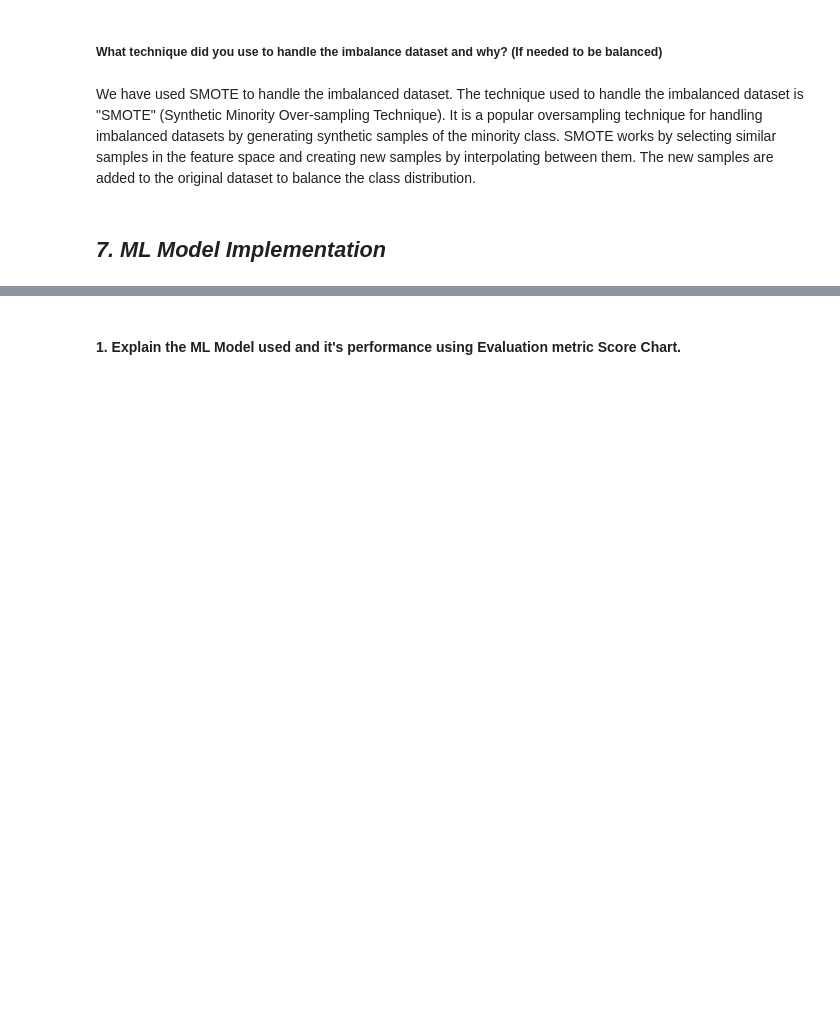
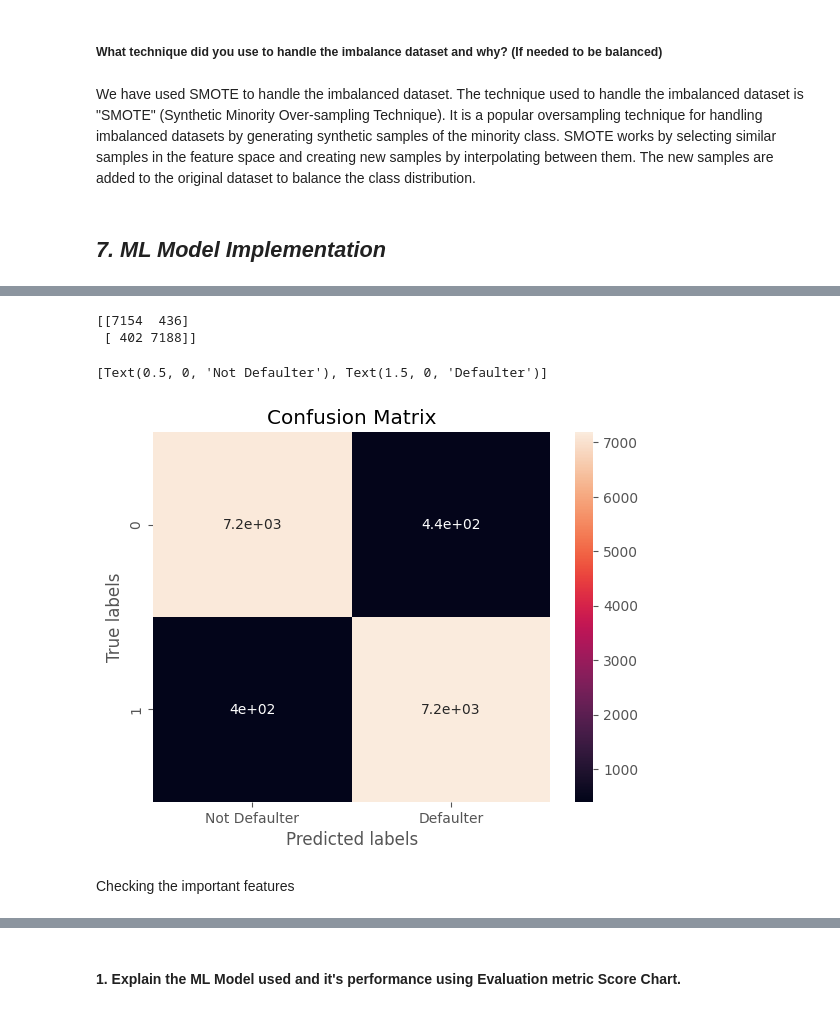
Before and after one commit to theuttammishra/Classification-Capstone, a Jupyter notebook: Credit_card_default_prediction.ipynb, the cells around one changed output, grey strips where cells are left out. Cells and saved outputs as stored; diff of their text form; code cells hidden in the pictures; blank space fills up the shorter version.

```diff
--- a/Credit_card_default_prediction.ipynb
+++ b/Credit_card_default_prediction.ipynb
@@ -1289,6 +1288,4 @@ SMOTE works by selecting similar samples in the feature space and creating new s
 # %%
 # ML Model - 1 Implementation
-
-# Fit the Algorithm
-
-# Predict on the model
+# creating the model instance
+random_forest = RandomForestClassifier()
@@ -1294,0 +1308,8 @@ SMOTE works by selecting similar samples in the feature space and creating new s
+# %%
+# ML Model - 1 Implementation with hyperparameter optimization techniques (i.e., GridSearch CV, RandomSearch CV, Bayesian Optimization etc.)
+# Creating the instance for random search
+random_search = RandomizedSearchCV(estimator = random_forest,param_distributions= {'max_depth': [10,20,30],'min_samples_leaf': [3, 4, 5],
+                                                    'min_samples_split': [5, 8, 10],'n_estimators': [100, 150, 200]},scoring = 'accuracy'
+                                                    ,cv = 3, n_jobs = -1, verbose = 1)
+# Fit the Algorithm
+random_search.fit(X_train, y_train)
@@ -1294,0 +1352,25 @@ SMOTE works by selecting similar samples in the feature space and creating new s
+# %%
+#  Predicting the model
+train_class_preds = random_search.predict(X_train)
+test_class_preds = random_search.predict(X_test)
+# %%
+# Printing the confusion matrix for evaluation
+labels = ['Not Defaulter', 'Defaulter']
+cm = confusion_matrix(y_test, test_class_preds)
+print(cm)
+
+ax= plt.subplot()
+sns.heatmap(cm, annot=True, ax = ax)
+
+# labels, title and ticks
+ax.set_xlabel('Predicted labels')
+ax.set_ylabel('True labels')
+ax.set_title('Confusion Matrix')
+ax.xaxis.set_ticklabels(labels)
+# %% [output]
+[[7154  436]
+ [ 402 7188]]
+[Text(0.5, 0, 'Not Defaulter'), Text(1.5, 0, 'Defaulter')]
+[figure, added]
+# %% [markdown]
+Checking the important features
```
Also changed, not shown: parts of 108 cells of this notebook.
